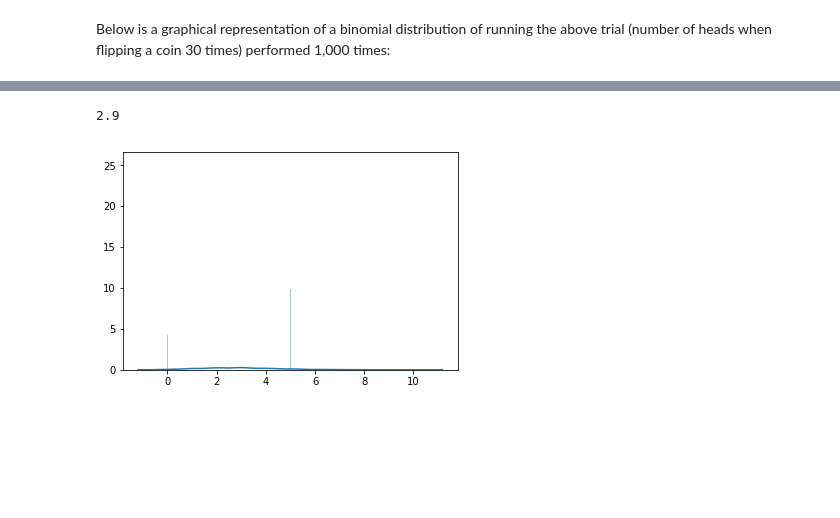
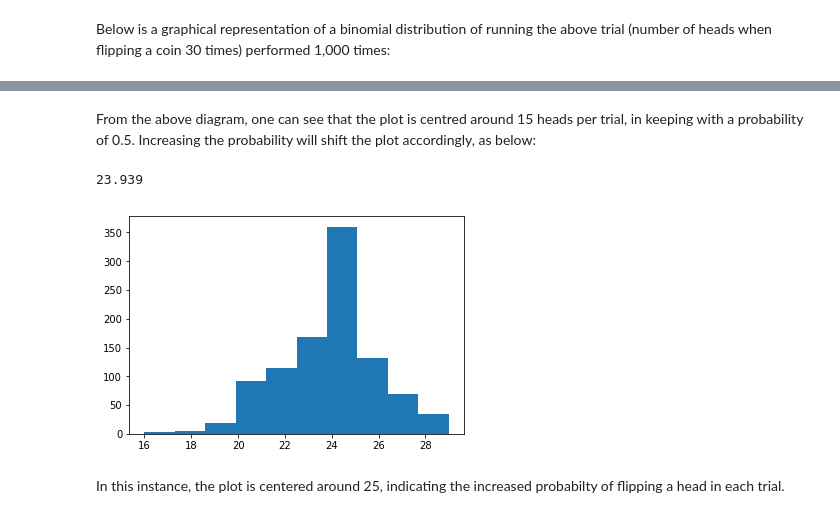
Before and after one commit to thomas-roux/programming-assignment, a Jupyter notebook: programming-assignment.ipynb, the cells around one changed output, grey strips where cells are left out. Cells and saved outputs as stored; diff of their text form; code cells hidden in the pictures; blank space fills up the shorter version.

Commit message:
Completed binomial and Chi-square distribution

```diff
--- a/programming-assignment.ipynb
+++ b/programming-assignment.ipynb
@@ -321,12 +323,19 @@ Changing the probability of an event occuring will change the resulting shape of
-# %%
-# Change probability of heads occuring to 10% (casino is using weighted dice)
-s = np.random.binomial(30, 0.1, 1000)
-
-# Display plot
-sns.distplot(s, bins=1000)
-
-# Display mean
-print(s.mean())
-# %% [output]
-2.9
-[figure, removed]
+# %% [markdown]
+From the above diagram, one can see that the plot is centred around 15 heads per trial, in keeping with a probability of 0.5. Increasing the probability will shift the plot accordingly, as below:
+# %%
+# Number of trials (n) = 30
+# Probability of success (P) = 0.8
+# Number of times trial attempted = 1,000
+# Generate random sample of successes from binomial distribution
+s = np.random.binomial(30, 0.8, 1000)
+
+# Display plot
+plt.hist(s)
+
+# Display mean number of heads per trial
+print(s.mean())
+# %% [output]
+23.939
+[figure, added]
+# %% [markdown]
+In this instance, the plot is centered around 25, indicating the increased probabilty of flipping a head in each trial.
```
Also changed, not shown: parts of 32 cells of this notebook.
